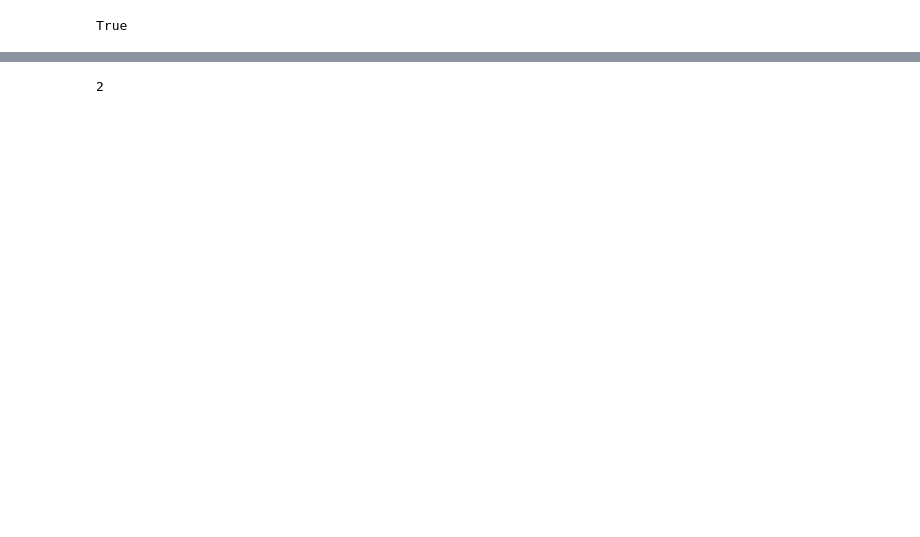
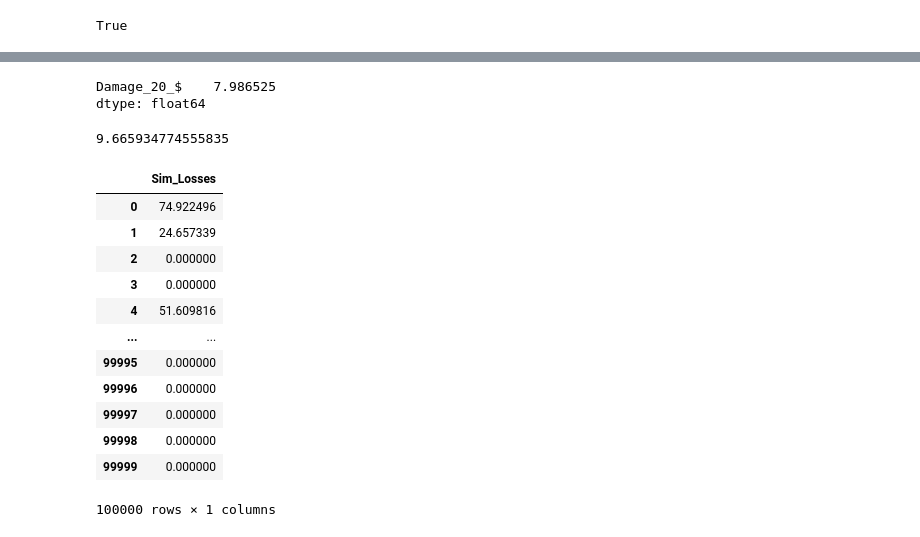
Before and after one commit to FN-1337/Hurricane_Landfall, a Jupyter notebook: HUR_data/2_MonteCarlo_Sim.ipynb, the cells around one changed output, grey strips where cells are left out. Cells and saved outputs as stored; diff of their text form; code cells hidden in the pictures; blank space fills up the shorter version.

```diff
--- a/HUR_data/2_MonteCarlo_Sim.ipynb
+++ b/HUR_data/2_MonteCarlo_Sim.ipynb
@@ -53,13 +35,51 @@ SyntaxError: invalid syntax (<ipython-input-7-663d11ff47fd>, line 3)
 # %%
 import numpy as np
 import matplotlib.pyplot as plt
+# %%
+#Import historical loss data
+Sim_loss_data=pd.read_csv('MC_Sim_inflation.csv')
+Sim_loss_data.head(3)
+
+Sim_loss_df = pd.DataFrame(Sim_loss_data)
+Sim_loss_df.head()
+
+Sim_loss_df.std()
+Sim_loss_df.mean()
+# %% [output]
+Damage_20_$    7.986525
+dtype: float64
 # %%
-iterations = 10000
-mean_losses_per_hurricane
-std_dev_losses_per_hurricane
+#simulations:
+import random
+import numpy as np
+
+iterations = 100000
+mean_losses_per_hurricane = Sim_loss_df.mean()
+std_dev_losses_per_hurricane = Sim_loss_df.std()
+total_losses = []
 for i in range(iterations):
-    num_hurricanes = np.random.choice(np.arange(0,4), p =[0.5, 0.25, 0.125, 0.125])
-    hurricane_loss = random.normal(mean_losses_per_hurricane,std_dev_losses_per_hurricane )
+    num_hurricanes = np.random.choice(np.arange(0,4), p =[0.54, 0.26, 0.15, 0.05])
+    hurricane_loss = np.random.normal(mean_losses_per_hurricane,std_dev_losses_per_hurricane )[0]
+    if hurricane_loss < 0:
+        hurricane_loss =0.0
     total_loss = num_hurricanes * hurricane_loss
+    total_losses.append(total_loss)
+
+
+total_losses = np.array(total_losses)
+total_losses
+
+
+data = pd.DataFrame(total_losses)
+data.head()
+
+Sim_results_df = pd.DataFrame()
+Sim_results_df.append(data)
+
+#total_losses.sum()
+total_losses.mean()
+#total_losses.std()
+#total_losses.var()
+#plt.hist(total_losses)
 # %% [output]
-2
+9.665934774555835
@@ -84,0 +86,16 @@ from scipy import random
+# %%
+data.rename(columns={0: "Sim_Losses"})
+# %% [output]
+|  | Sim_Losses |
+| 0 | 74.922496 |
+| 1 | 24.657339 |
+| 2 | 0.000000 |
+| 3 | 0.000000 |
+| 4 | 51.609816 |
+| ... | ... |
+| 99995 | 0.000000 |
+| 99996 | 0.000000 |
+| 99997 | 0.000000 |
+| 99998 | 0.000000 |
+| 99999 | 0.000000 |
+100000 rows × 1 columns
```
Also changed, not shown: parts of 18 cells of this notebook, 13 other files.
